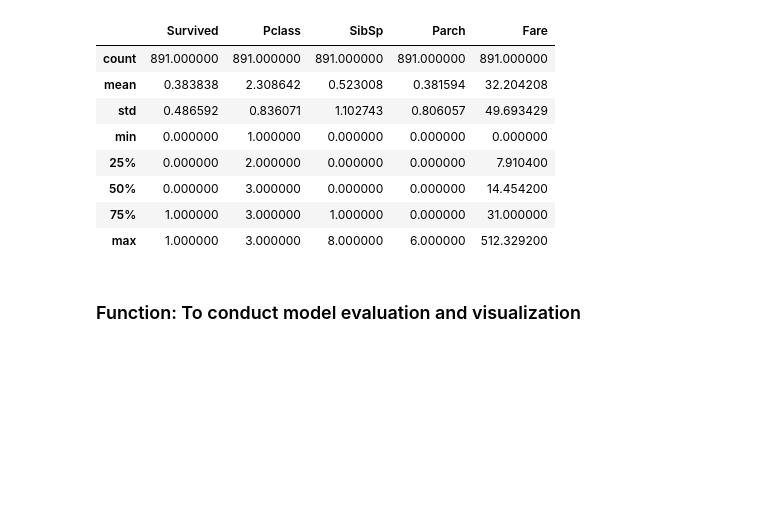
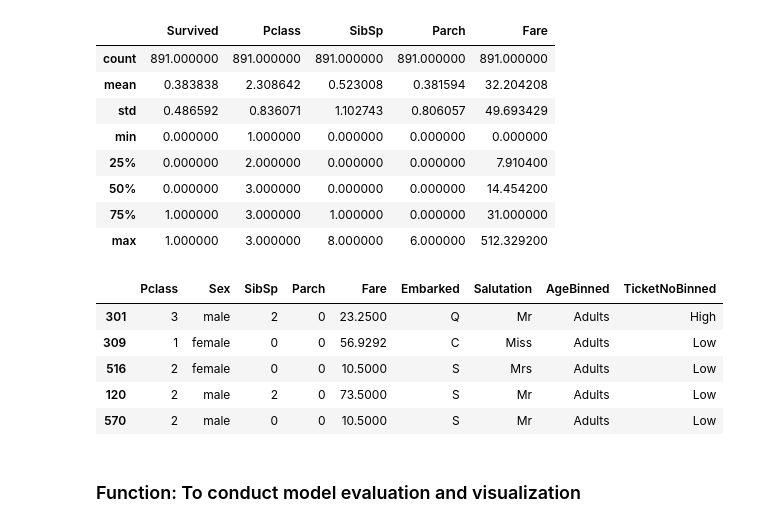
Before and after one commit to dexterch91/CA1-ML-Submission, a Jupyter notebook: CA1-Dexter Chew.ipynb, the cells around one changed output. Saved outputs shown, nothing was run; the diff lists cells and outputs as text; code cells hidden in the pictures; blank space fills up the shorter version.

```diff
--- a/CA1-Dexter Chew.ipynb
+++ b/CA1-Dexter Chew.ipynb
@@ -817,9 +817,17 @@ response = ["Survived"]
 # %%
 X = new_df.drop(['Survived'],axis=1)  # independant features
 y = new_df['Survived']					# dependant variable
 
 #Train Test Split
 X_train, X_test, y_train, y_test = train_test_split(X, y, test_size=0.2, random_state=1) #random state = 1
+X_train.head()
+# %% [output]
+|  | Pclass | Sex | SibSp | Parch | Fare | Embarked | Salutation | AgeBinned | TicketNoBinned |
+| 301 | 3 | male | 2 | 0 | 23.2500 | Q | Mr | Adults | High |
+| 309 | 1 | female | 0 | 0 | 56.9292 | C | Miss | Adults | Low |
+| 516 | 2 | female | 0 | 0 | 10.5000 | S | Mrs | Adults | Low |
+| 120 | 2 | male | 2 | 0 | 73.5000 | S | Mr | Adults | Low |
+| 570 | 2 | male | 0 | 0 | 10.5000 | S | Mr | Adults | Low |
 # %% [markdown]
 ### Function: To conduct model evaluation and visualization
 # %%
```
Also changed, not shown: parts of 22 cells of this notebook, 3 other files.
